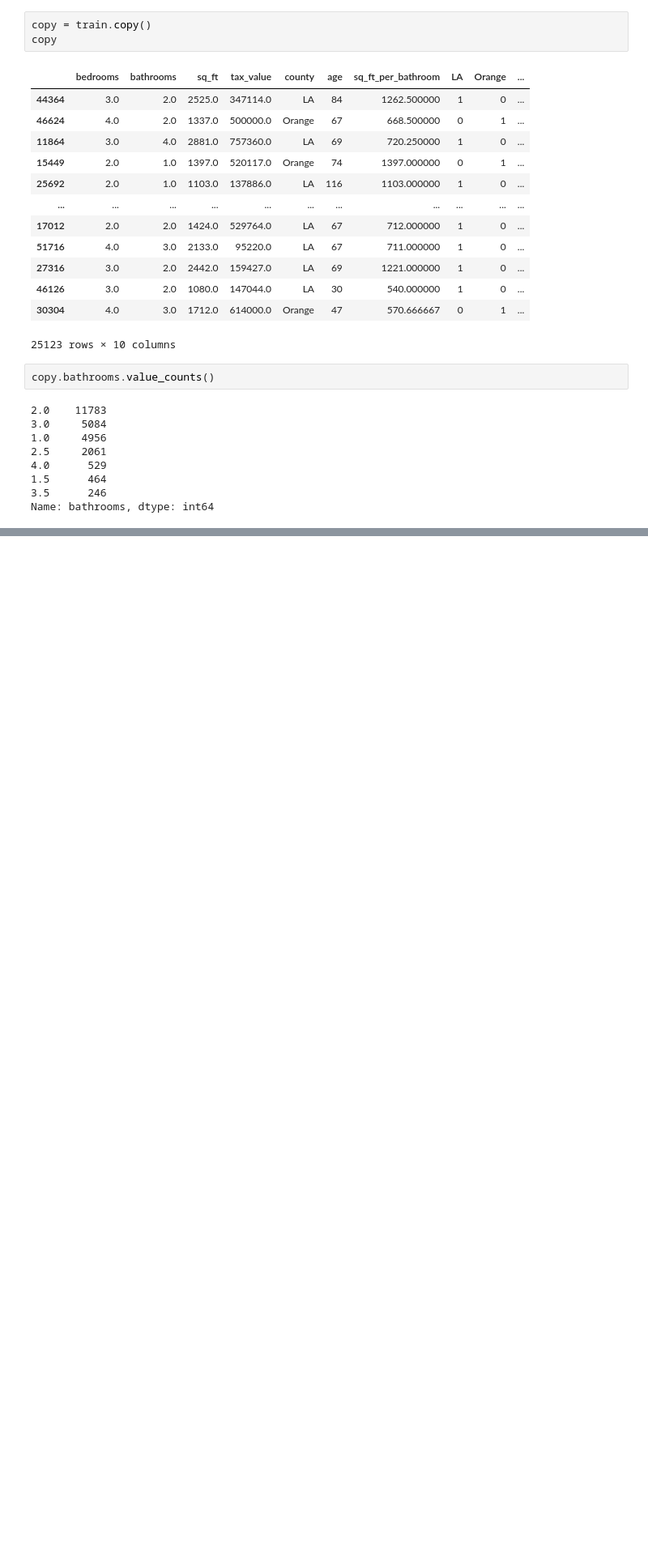
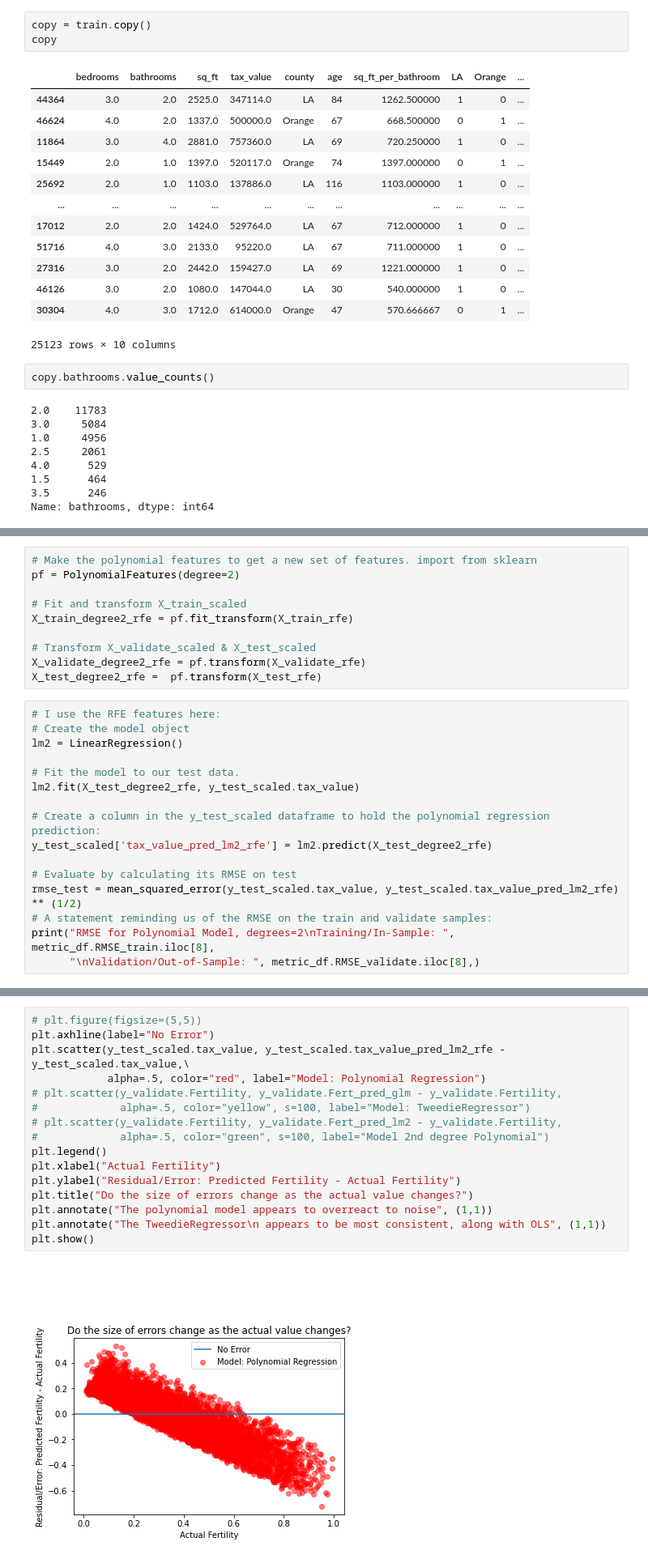
Before and after one commit to brianclements03/Regression_Project, a Jupyter notebook: troubleshooting.ipynb, the cells around one changed output, grey strips where cells are left out. Shown: that part at 81% size. Drawn from its saved outputs; the diff is of its cells as text; blank space fills up the shorter version.

Commit message:
finally got that final graphic in there and renamed a few notebooks for clarity.  This is the final notebook, save for any last minute, minor changes

```diff
--- a/troubleshooting.ipynb
+++ b/troubleshooting.ipynb
@@ -91,0 +141,26 @@ ValueError: Wrong number of items passed 10, placement implies 1
+# %%
+# Make the polynomial features to get a new set of features. import from sklearn
+pf = PolynomialFeatures(degree=2)
+
+# Fit and transform X_train_scaled
+X_train_degree2_rfe = pf.fit_transform(X_train_rfe)
+
+# Transform X_validate_scaled & X_test_scaled
+X_validate_degree2_rfe = pf.transform(X_validate_rfe)
+X_test_degree2_rfe =  pf.transform(X_test_rfe)
+# %%
+# I use the RFE features here:
+# Create the model object
+lm2 = LinearRegression()
+
+# Fit the model to our test data.
+lm2.fit(X_test_degree2_rfe, y_test_scaled.tax_value)
+
+# Create a column in the y_test_scaled dataframe to hold the polynomial regression prediction:
+y_test_scaled['tax_value_pred_lm2_rfe'] = lm2.predict(X_test_degree2_rfe)
+
+# Evaluate by calculating its RMSE on test
+rmse_test = mean_squared_error(y_test_scaled.tax_value, y_test_scaled.tax_value_pred_lm2_rfe) ** (1/2)
+# A statement reminding us of the RMSE on the train and validate samples:
+print("RMSE for Polynomial Model, degrees=2\nTraining/In-Sample: ", metric_df.RMSE_train.iloc[8],
+      "\nValidation/Out-of-Sample: ", metric_df.RMSE_validate.iloc[8],)
@@ -91,0 +171,18 @@ ValueError: Wrong number of items passed 10, placement implies 1
+# %%
+# plt.figure(figsize=(5,5))
+plt.axhline(label="No Error")
+plt.scatter(y_test_scaled.tax_value, y_test_scaled.tax_value_pred_lm2_rfe - y_test_scaled.tax_value,\
+            alpha=.5, color="red", label="Model: Polynomial Regression")
+# plt.scatter(y_validate.Fertility, y_validate.Fert_pred_glm - y_validate.Fertility,
+#             alpha=.5, color="yellow", s=100, label="Model: TweedieRegressor")
+# plt.scatter(y_validate.Fertility, y_validate.Fert_pred_lm2 - y_validate.Fertility,
+#             alpha=.5, color="green", s=100, label="Model 2nd degree Polynomial")
+plt.legend()
+plt.xlabel("Actual Fertility")
+plt.ylabel("Residual/Error: Predicted Fertility - Actual Fertility")
+plt.title("Do the size of errors change as the actual value changes?")
+plt.annotate("The polynomial model appears to overreact to noise", (1,1))
+plt.annotate("The TweedieRegressor\n appears to be most consistent, along with OLS", (1,1))
+plt.show()
+# %% [output]
+[figure, added]
```
Also changed, not shown: parts of 7 cells of this notebook, 2 other files.
